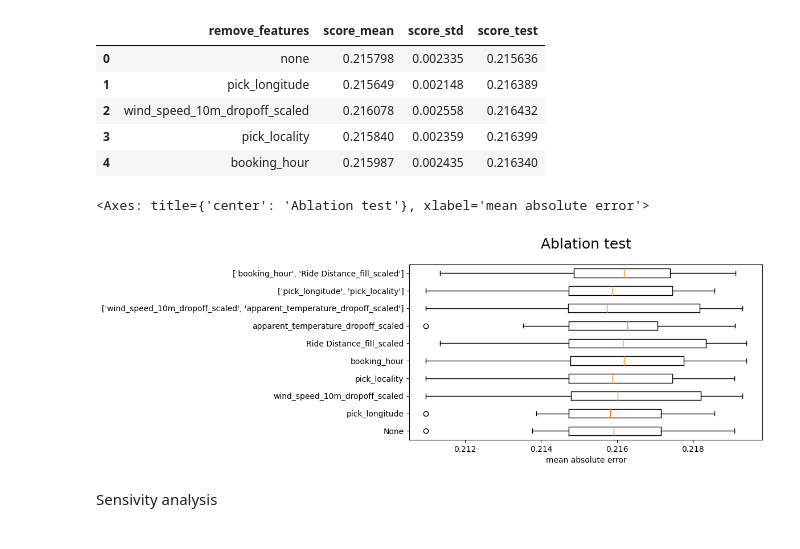
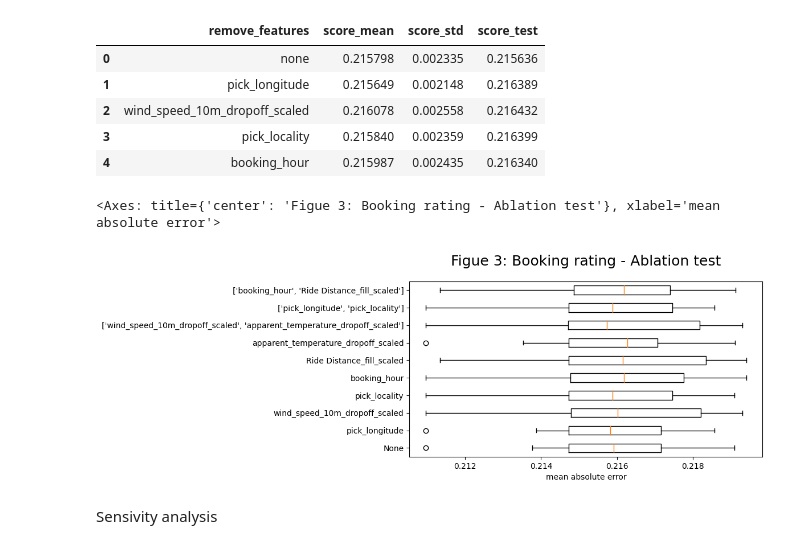
Before and after one commit to NDuan-510/MADS-MS2-Uber-Analysis, a Jupyter notebook: 4.6. Supervised Model evaluation & Failure analysis (booking rating) (fulldata).ipynb, the cells around one changed output. Cells and saved outputs as stored; diff of their text form; code cells hidden in the pictures.

```diff
--- a/4.6. Supervised Model evaluation & Failure analysis (booking rating) (fulldata).ipynb
+++ b/4.6. Supervised Model evaluation & Failure analysis (booking rating) (fulldata).ipynb
@@ -213,11 +213,11 @@ eval_df.head()
 # %%
 # Ablation test plot
 reg_vis_obj.box_plot(score_array.T,labels=['None'] + remove_features,
-                     title='Booking rating: Ablation test',
+                     title='Figue 3: Booking rating - Ablation test',
                      xlabel='mean absolute error')
 # %% [output]
-<Axes: title={'center': 'Ablation test'}, xlabel='mean absolute error'>
+<Axes: title={'center': 'Figue 3: Booking rating - Ablation test'}, xlabel='mean absolute error'>
-[figure, old version]
+[figure, new version]
 # %% [markdown]
 Sensivity analysis
 # %%
```
Also changed, not shown: 2 other files.
